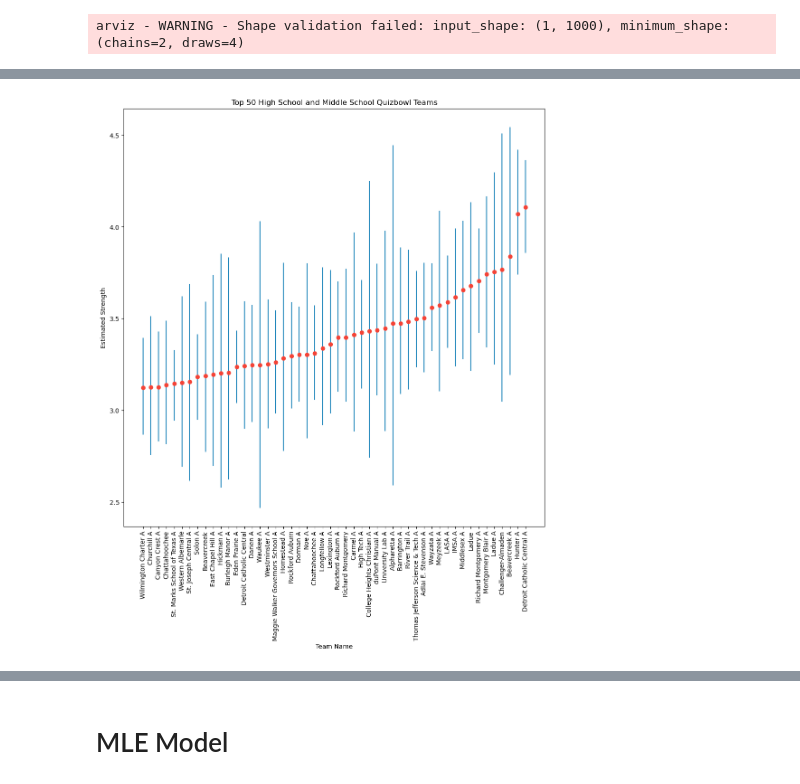
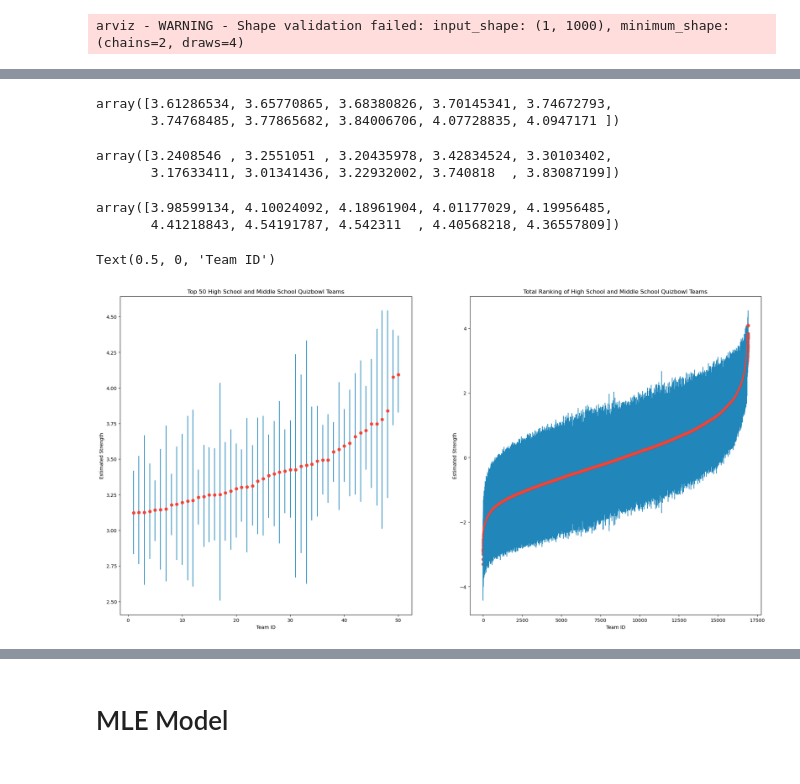
Before and after one commit to KuleenS/BayesianBowl, a Jupyter notebook: src/model/run_model.ipynb, the cells around one changed output, grey strips where cells are left out. Drawn from its saved outputs; the diff is of its cells as text; code cells hidden in the pictures.

```diff
--- a/src/model/run_model.ipynb
+++ b/src/model/run_model.ipynb
@@ -136,3 +134,3 @@ fig
 # %%
-fig, axs = plt.subplots(1, 4, figsize=(24, 4))
+fig, axs = plt.subplots(1, 2, figsize=(16, 4))
 # %% [output]
@@ -140,5 +138,5 @@ fig, axs = plt.subplots(1, 4, figsize=(24, 4))
 # %%
-for i in range(4):
+for i in range(2):
     auto_corr = az.autocorr(idata["posterior"]["player_skills"][0, :, i].to_numpy())
     sns.barplot(x=range(100), y=auto_corr[:100], ax=axs[i])
 
@@ -178,37 +189,75 @@ player_skills = idata["posterior"]["player_skills"][0].to_numpy()
+# %%
+average_player[-10:]
+# %% [output]
+array([3.61286534, 3.65770865, 3.68380826, 3.70145341, 3.74672793,
+       3.74768485, 3.77865682, 3.84006706, 4.07728835, 4.0947171 ])
+# %%
+lq[-10:]
+# %% [output]
+array([3.2408546 , 3.2551051 , 3.20435978, 3.42834524, 3.30103402,
+       3.17633411, 3.01341436, 3.22932002, 3.740818  , 3.83087199])
+# %%
+uq[-10:]
+# %% [output]
+array([3.98599134, 4.10024092, 4.18961904, 4.01177029, 4.19956485,
+       4.41218843, 4.54191787, 4.542311  , 4.40568218, 4.36557809])
 # %%
-fig, ax = plt.subplots(figsize=(12, 12))
+fig, axs = plt.subplots(1, 2, figsize=(24, 12))
 
-ax.set_title("Top 50 High School and Middle School Quizbowl Teams")
+axs[0].set_title("Top 50 High School and Middle School Quizbowl Teams")
 
 average_player = player_skills.mean(axis=0)
 
 sorted_indicies = average_player.argsort()[-50:]
 
 average_player = average_player[sorted_indicies]
-
-ax.set_xticks(
-    list(range(1, len(sorted_indicies) + 1)),
-    [inv_mapping[x] for x in sorted_indicies],
-    rotation=90,
-)
 
 lq = np.quantile(player_skills, 0.025, axis=0)[sorted_indicies]
 uq = np.quantile(player_skills, 0.975, axis=0)[sorted_indicies]
 
 for i in range(len(average_player)):
     mean = average_player[i]
     bottom = lq[i]
     top = uq[i]
 
-    ax.plot([i + 1, i + 1], [top, bottom], color="#2187bb")
+    axs[0].plot([i + 1, i + 1], [top, bottom], color="#2187bb")
 
-    ax.plot(i + 1, mean, "o", color="#f44336")
+    axs[0].plot(i + 1, mean, "o", color="#f44336")
 
-ax.set_ylabel("Estimated Strength")
+axs[0].set_ylabel("Estimated Strength")
 
-ax.set_xlabel("Team Name")
+axs[0].set_xlabel("Team ID")
 
 
-plt.show()
+axs[1].set_title("Total Ranking of High School and Middle School Quizbowl Teams")
+
+average_player = player_skills.mean(axis=0)
+
+sorted_indicies = average_player.argsort()
+
+average_player = average_player[sorted_indicies]
+
+# ax.set_xticks(
+#     list(range(1, len(sorted_indicies) + 1)),
+#     [inv_mapping[x] for x in sorted_indicies],
+#     rotation=90,
+# )
+
+lq = np.quantile(player_skills, 0.025, axis=0)[sorted_indicies]
+uq = np.quantile(player_skills, 0.975, axis=0)[sorted_indicies]
+
+for i in range(len(average_player)):
+    mean = average_player[i]
+    bottom = lq[i]
+    top = uq[i]
+
+    axs[1].plot([i + 1, i + 1], [top, bottom], color="#2187bb")
+
+    axs[1].plot(i + 1, mean, "o", color="#f44336")
+
+axs[1].set_ylabel("Estimated Strength")
+
+axs[1].set_xlabel("Team ID")
 # %% [output]
+Text(0.5, 0, 'Team ID')
-[figure, old version]
+[figure, new version]
```
Also changed, not shown: parts of 15 cells of this notebook, 1 other file.
